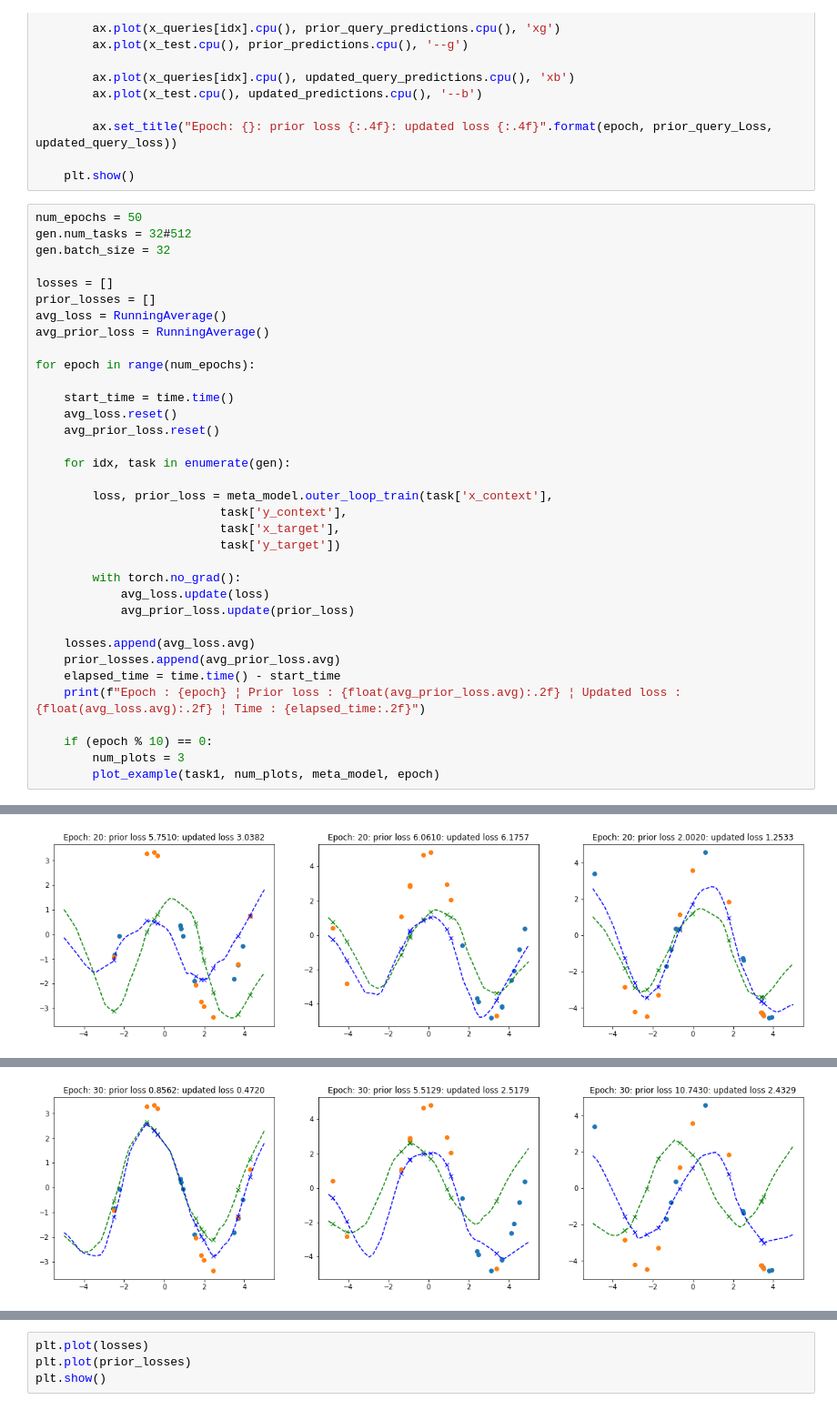
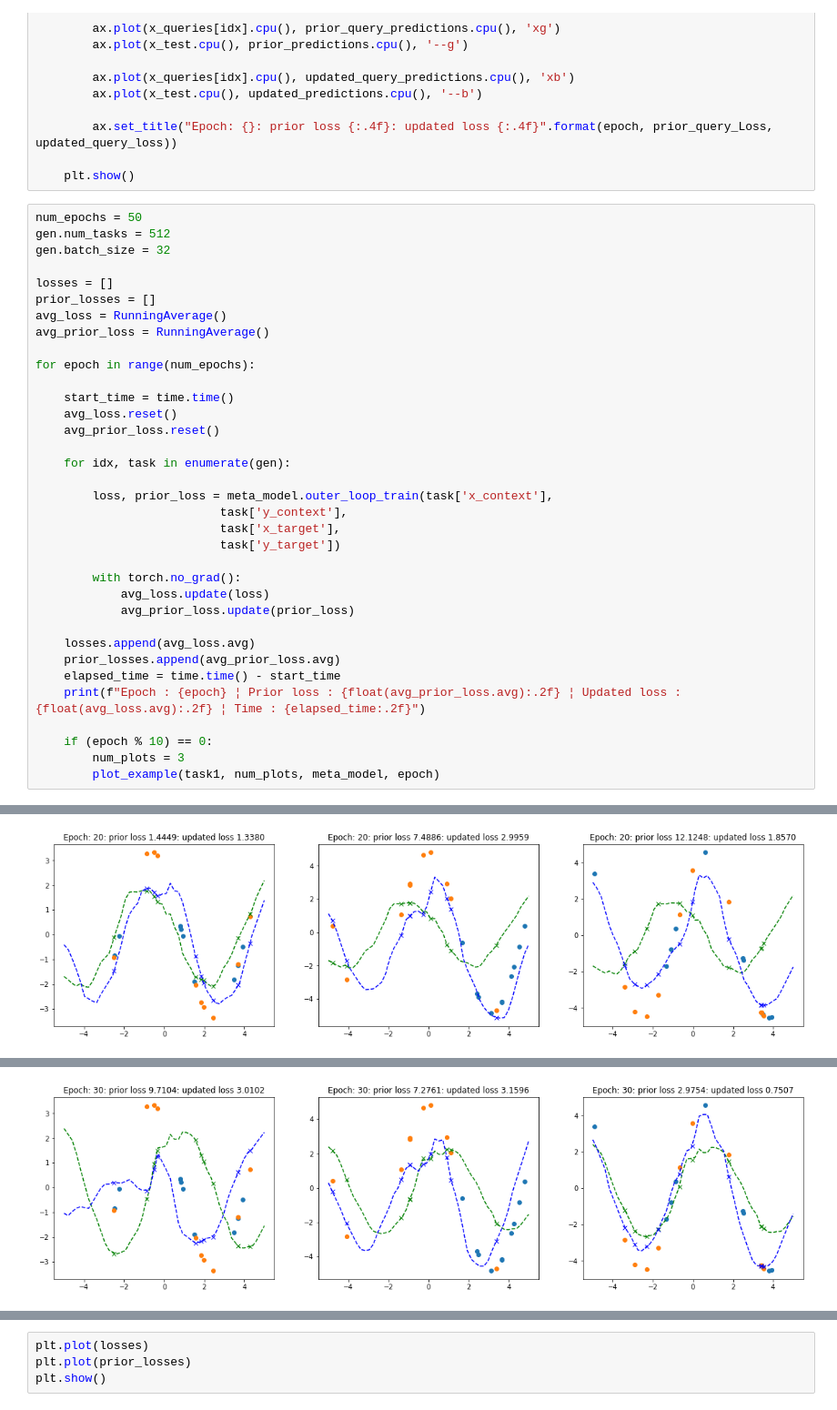
Before and after one commit to KenzaxTazi/malm4mlmi4, a Jupyter notebook: Regression/regression.ipynb, the cells around one changed output, grey strips where cells are left out. Shown: that part at 91% size. Cells and saved outputs as stored; diff of their text form.

```diff
--- a/Regression/regression.ipynb
+++ b/Regression/regression.ipynb
@@ -110,7 +110,7 @@ def plot_example(task, num_plots, model, epoch):
     plt.show()
 # %%
 num_epochs = 50
-gen.num_tasks = 32#512
+gen.num_tasks = 512
 gen.batch_size = 32
 
 losses = []
@@ -170 +170 @@ Epoch : 20 ¦ Prior loss : 117.35 ¦ Updated loss : 27.16 ¦ Time : 1.90
-[figure, old version]
+[figure, new version]
@@ -181 +181 @@ Epoch : 30 ¦ Prior loss : 144.06 ¦ Updated loss : 24.23 ¦ Time : 1.91
-[figure, old version]
+[figure, new version]
```
Also changed, not shown: parts of 3 cells of this notebook.
